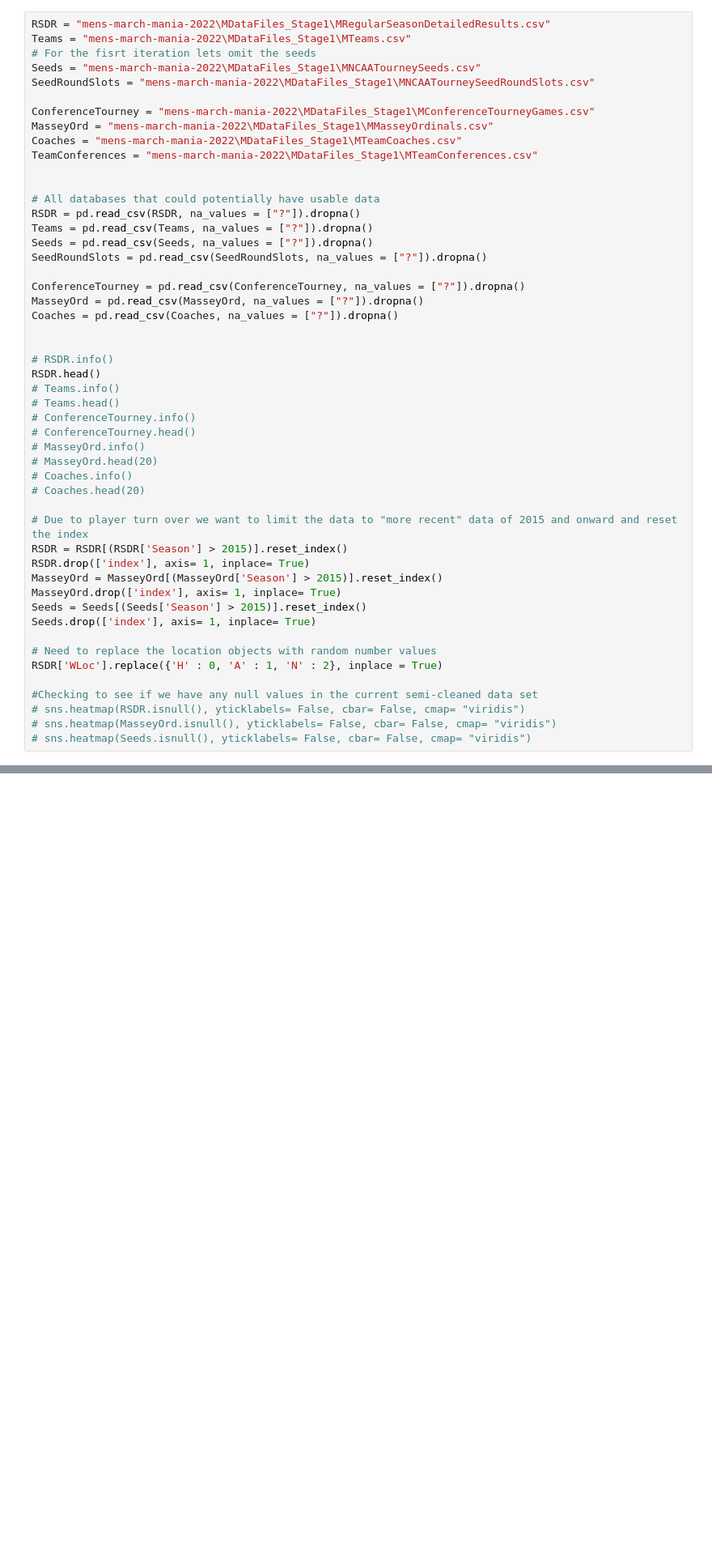
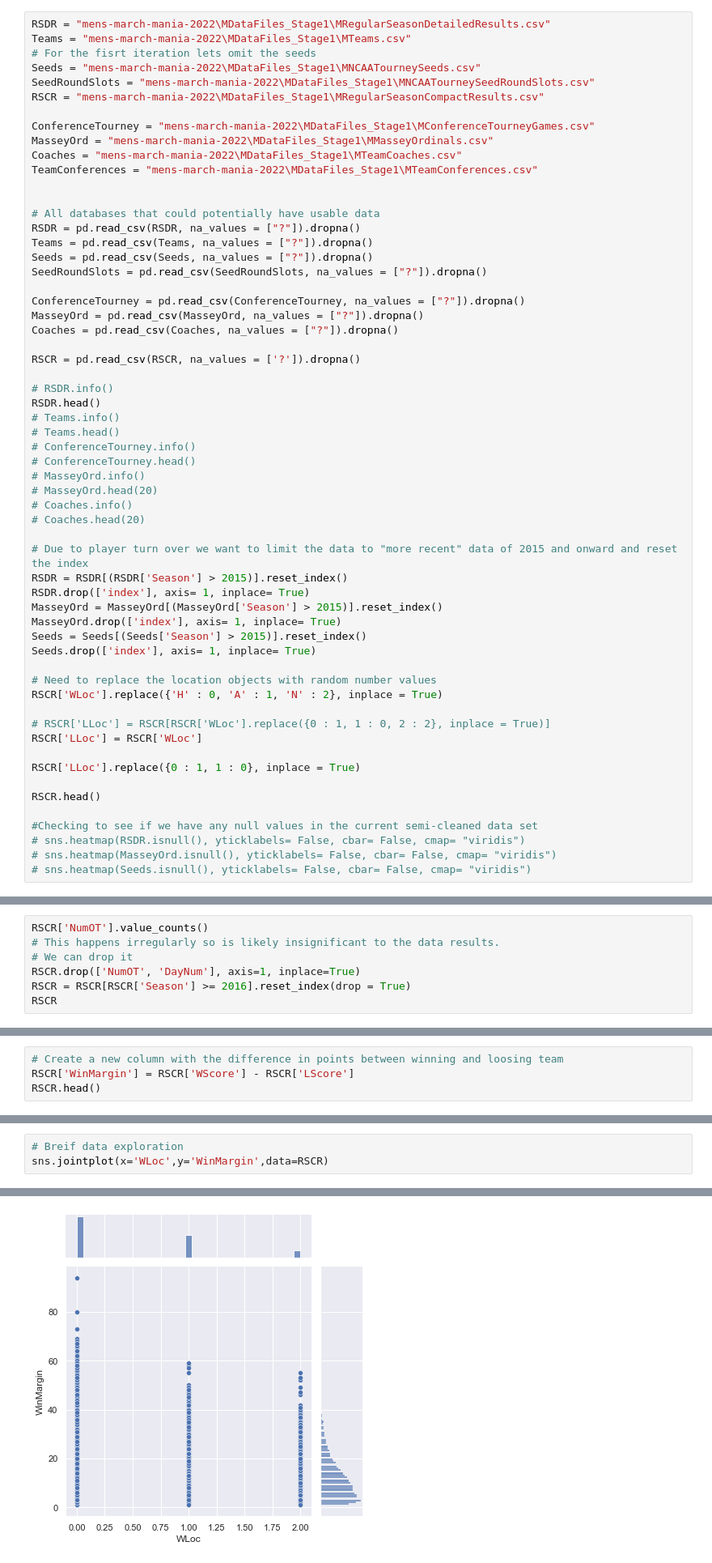
Before and after one commit to Spencer-Duncan/EECE-397B, a Jupyter notebook: Final Project/main.ipynb, the cells around one changed output, grey strips where cells are left out. Shown at 81% size. Cells and saved outputs as stored; diff of their text form; blank space fills up the shorter version.

Commit message:
Calculated regular season stats

```diff
--- a/Final Project/main.ipynb
+++ b/Final Project/main.ipynb
@@ -28,6 +33,7 @@ Teams = "mens-march-mania-2022\MDataFiles_Stage1\MTeams.csv"
 # For the fisrt iteration lets omit the seeds
 Seeds = "mens-march-mania-2022\MDataFiles_Stage1\MNCAATourneySeeds.csv"
 SeedRoundSlots = "mens-march-mania-2022\MDataFiles_Stage1\MNCAATourneySeedRoundSlots.csv"
+RSCR = "mens-march-mania-2022\MDataFiles_Stage1\MRegularSeasonCompactResults.csv"
 
 ConferenceTourney = "mens-march-mania-2022\MDataFiles_Stage1\MConferenceTourneyGames.csv"
 MasseyOrd = "mens-march-mania-2022\MDataFiles_Stage1\MMasseyOrdinals.csv"
@@ -45,6 +51,7 @@ ConferenceTourney = pd.read_csv(ConferenceTourney, na_values = ["?"]).dropna()
 MasseyOrd = pd.read_csv(MasseyOrd, na_values = ["?"]).dropna()
 Coaches = pd.read_csv(Coaches, na_values = ["?"]).dropna()
 
+RSCR = pd.read_csv(RSCR, na_values = ['?']).dropna()
 
 # RSDR.info()
 RSDR.head()
@@ -66,7 +73,14 @@ Seeds = Seeds[(Seeds['Season'] > 2015)].reset_index()
 Seeds.drop(['index'], axis= 1, inplace= True)
 
 # Need to replace the location objects with random number values
-RSDR['WLoc'].replace({'H' : 0, 'A' : 1, 'N' : 2}, inplace = True)
+RSCR['WLoc'].replace({'H' : 0, 'A' : 1, 'N' : 2}, inplace = True)
+
+# RSCR['LLoc'] = RSCR[RSCR['WLoc'].replace({0 : 1, 1 : 0, 2 : 2}, inplace = True)]
+RSCR['LLoc'] = RSCR['WLoc']
+
+RSCR['LLoc'].replace({0 : 1, 1 : 0}, inplace = True)
+
+RSCR.head()
 
 #Checking to see if we have any null values in the current semi-cleaned data set
 # sns.heatmap(RSDR.isnull(), yticklabels= False, cbar= False, cmap= "viridis")
@@ -74,0 +96,7 @@ RSDR['WLoc'].replace({'H' : 0, 'A' : 1, 'N' : 2}, inplace = True)
+# %%
+RSCR['NumOT'].value_counts()
+# This happens irregularly so is likely insignificant to the data results.
+# We can drop it
+RSCR.drop(['NumOT', 'DayNum'], axis=1, inplace=True)
+RSCR = RSCR[RSCR['Season'] >= 2016].reset_index(drop = True)
+RSCR
@@ -74,0 +117,4 @@ RSDR['WLoc'].replace({'H' : 0, 'A' : 1, 'N' : 2}, inplace = True)
+# %%
+# Create a new column with the difference in points between winning and loosing team
+RSCR['WinMargin'] = RSCR['WScore'] - RSCR['LScore']
+RSCR.head()
@@ -74,0 +128,4 @@ RSDR['WLoc'].replace({'H' : 0, 'A' : 1, 'N' : 2}, inplace = True)
+# %%
+# Breif data exploration
+sns.jointplot(x='WLoc',y='WinMargin',data=RSCR)
+# %% [output]
@@ -74,0 +133 @@ RSDR['WLoc'].replace({'H' : 0, 'A' : 1, 'N' : 2}, inplace = True)
+[figure, added]
```
Also changed, not shown: parts of 16 cells of this notebook.
